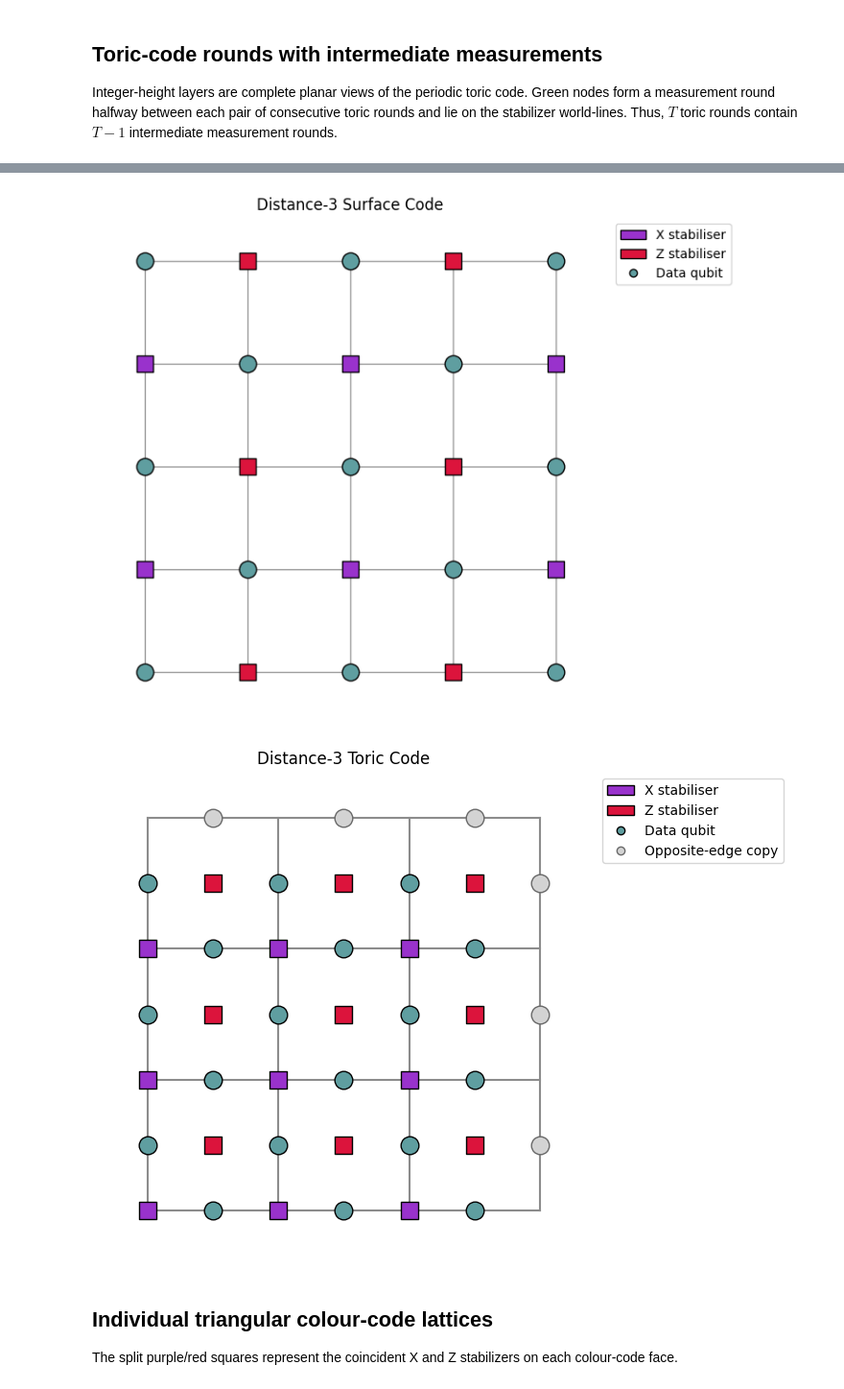
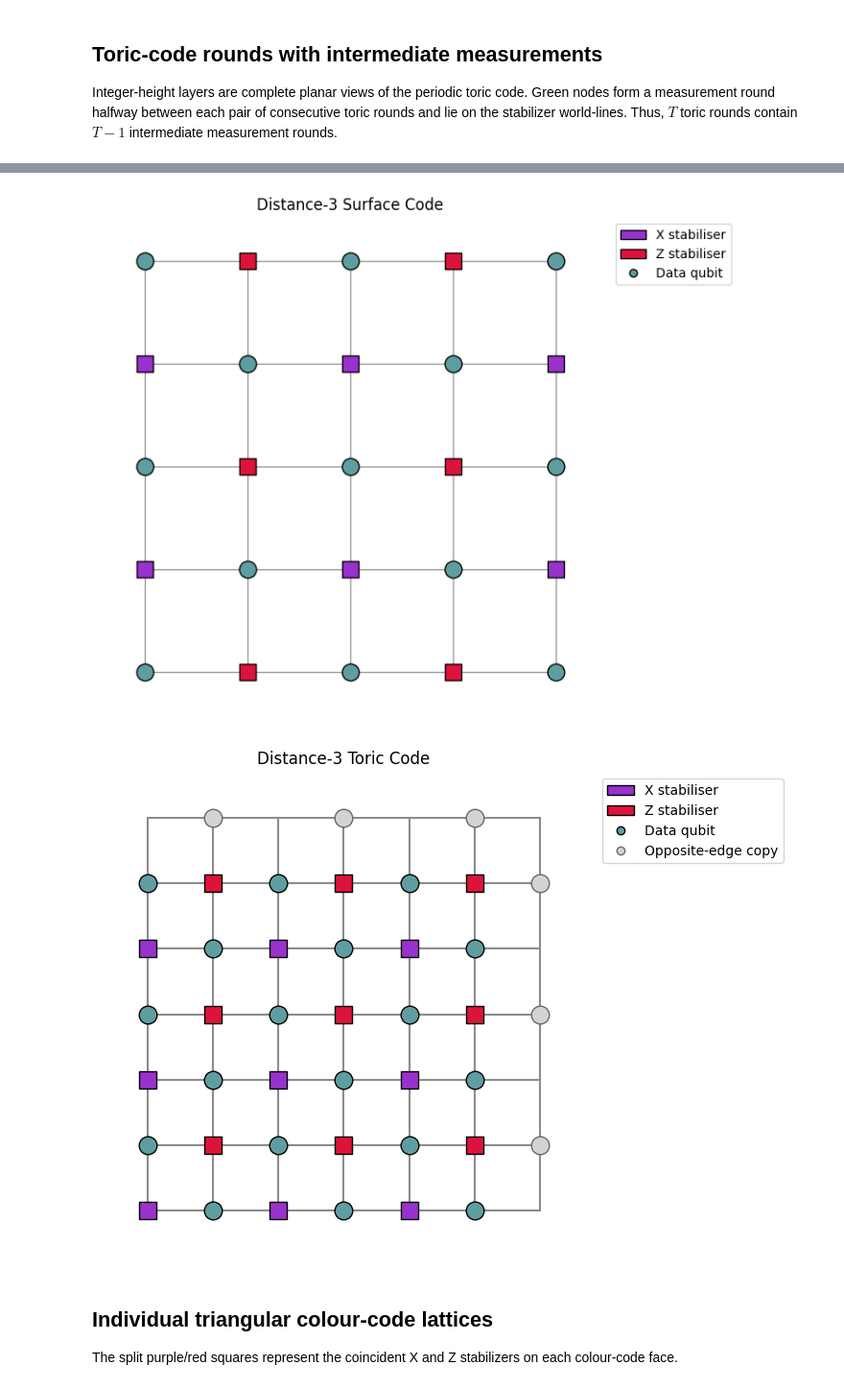
Before and after one commit to laramoyanotaylor/GKP_QEC_Project_Code, a Jupyter notebook: Hypergraph_to_SurfaceCode.ipynb, the cells around one changed output, grey strips where cells are left out. Shown at 96% size. Drawn from its saved outputs; the diff is of its cells as text; code cells hidden in the pictures.

Commit message:
figures for diss

```diff
--- a/Hypergraph_to_SurfaceCode.ipynb
+++ b/Hypergraph_to_SurfaceCode.ipynb
@@ -344,6 +359,19 @@ def compare_surface_and_toric(Hx, Hz, d=3):
                    [(x, y + 0.5) for y in range(d) for x in range(d)])
     copies = ([(d, y + 0.5) for y in range(d)] +
               [(x + 0.5, d) for x in range(d)])
+    # Connect every Z plaquette to its four incident edge qubits.
+    for y in range(d):
+        for x in range(d):
+            plaquette = (x + 0.5, y + 0.5)
+            incident_qubits = [
+                (x + 0.5, y), (x + 0.5, y + 1),
+                (x, y + 0.5), (x + 1, y + 0.5),
+            ]
+            for qubit in incident_qubits:
+                ax_toric.plot([plaquette[0], qubit[0]],
+                              [plaquette[1], qubit[1]],
+                              color='0.55', lw=1.5,
+                              zorder=2)
     sx, sy = zip(*stars)
     px, py = zip(*plaquettes)
     qx, qy = zip(*data_qubits)
@@ -352,34 +380,34 @@ def compare_surface_and_toric(Hx, Hz, d=3):
     ax_toric.scatter(px, py, c=Z_COLOUR, marker='s', s=node_size, edgecolors='black', zorder=3)
     ax_toric.scatter(qx, qy, c=QUBIT_COLOUR, marker='o', s=node_size, edgecolors='black', zorder=5)
     ax_toric.scatter(gx, gy, c=COPY_COLOUR, marker='o', s=node_size,
                      edgecolors=COPY_EDGE_COLOUR, zorder=5)
     ax_toric.set_title(f'Distance-{d} Toric Code')
     ax_toric.set_aspect('equal')
     ax_toric.set_xlim(-0.35, d + 0.35)
     ax_toric.set_ylim(-0.35, d + 0.35)
     ax_toric.axis('off')
 
     surface_key = [
         mpatches.Patch(facecolor=X_COLOUR, edgecolor='black', label='X stabiliser'),
         mpatches.Patch(facecolor=Z_COLOUR, edgecolor='black', label='Z stabiliser'),
         plt.Line2D([], [], marker='o', linestyle='none', markerfacecolor=QUBIT_COLOUR,
                    markeredgecolor='black', label='Data qubit'),
     ]
     ax_surface.legend(handles=surface_key, loc='upper left', bbox_to_anchor=(1.02, 1.0))
     fig_surface.tight_layout()
 
     toric_key = surface_key + [
         plt.Line2D([], [], marker='o', linestyle='none', markerfacecolor=COPY_COLOUR,
                    markeredgecolor=COPY_EDGE_COLOUR, label='Opposite-edge copy'),
     ]
     ax_toric.legend(handles=toric_key, loc='upper left', bbox_to_anchor=(1.02, 1.0))
     fig_toric.tight_layout()
     plt.show()
 
 compare_surface_and_toric(Hx, Hz, d=3)
 # %% [output]
 [figure]
-[figure, old version]
+[figure, new version]
 # %% [markdown]
 ## Individual triangular colour-code lattices
 The split purple/red squares represent the coincident X and Z stabilizers on each colour-code face.
```
Also changed, not shown: parts of 6 cells of this notebook, 2 other files.
